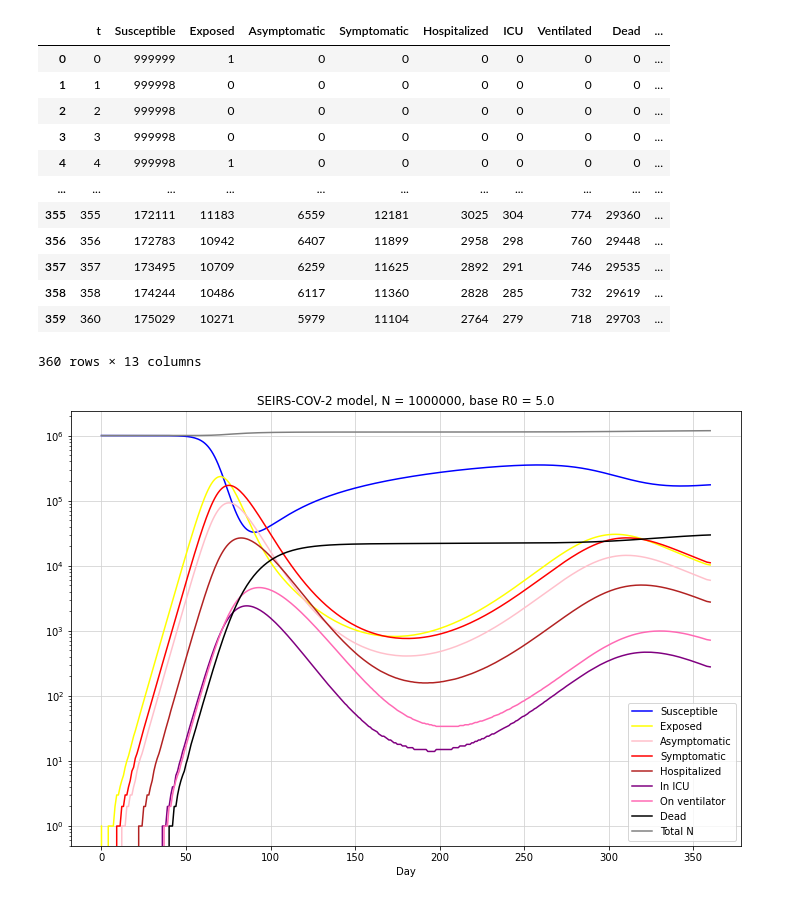
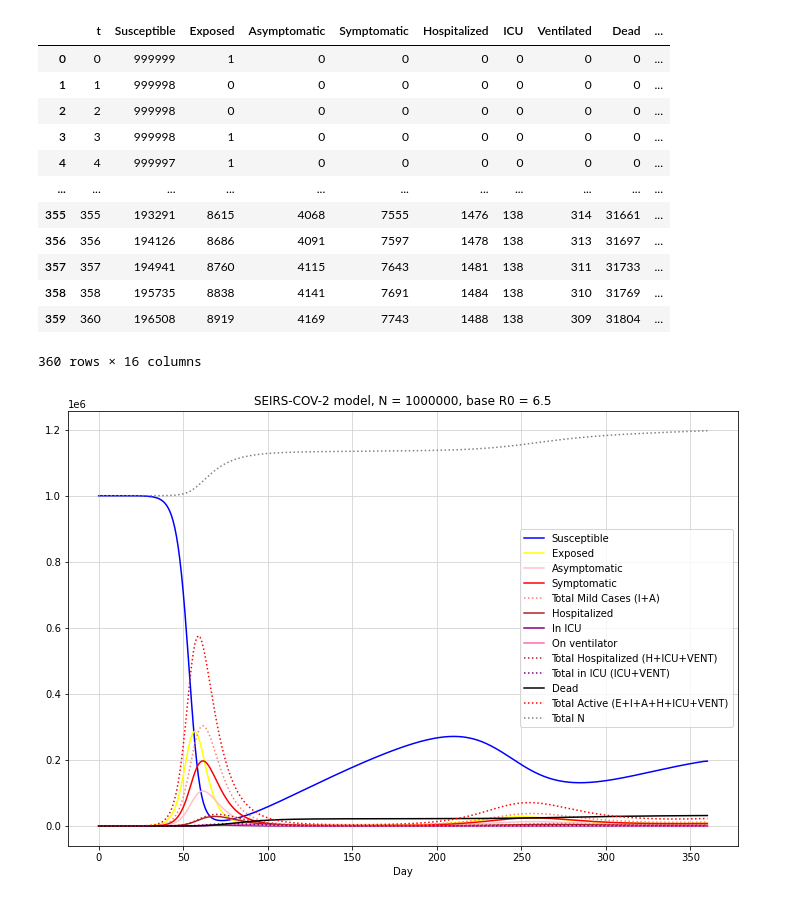
Before and after one commit to EricRenart/SEIRS-CoV-2, a Jupyter notebook: model_proof_of_concept.ipynb, the cells around one changed output. Cells and saved outputs as stored; diff of their text form; code cells hidden in the pictures.

```diff
--- a/model_proof_of_concept.ipynb
+++ b/model_proof_of_concept.ipynb
@@ -57,12 +57,15 @@ def run(initials, probabilities, rates, length):
     results_df = results_df.astype('int32')
     results_df['Total N'] = results_df.sum(axis=1)
     results_df['Active Cases'] = results_df['Exposed'] + results_df['Asymptomatic'] + results_df['Symptomatic'] + results_df['Hospitalized'] + results_df['ICU'] + results_df['Ventilated']
+    results_df['Mild Cases'] = results_df['Asymptomatic'] + results_df['Symptomatic']
+    results_df['Total Hospitalized'] = results_df['Hospitalized'] + results_df['ICU'] + results_df['Ventilated']
+    results_df['Total ICU'] = results_df['ICU'] + results_df['Ventilated']
     return results_df
 # %%
 # Virus parameters
 
 # R0. TODO: use current R0 from CAN
-R0_base = 5.0 # Delta Variant
+R0_base = 6.5 # Delta Variant
 
 # Times
 t_incubation = 5 # Incubation Period from infection to symptoms if they appear
@@ -117,15 +120,15 @@ results
 | 0 | 0 | 999999 | 1 | 0 | 0 | 0 | 0 | 0 | 0 | ... |
 | 1 | 1 | 999998 | 0 | 0 | 0 | 0 | 0 | 0 | 0 | ... |
 | 2 | 2 | 999998 | 0 | 0 | 0 | 0 | 0 | 0 | 0 | ... |
-| 3 | 3 | 999998 | 0 | 0 | 0 | 0 | 0 | 0 | 0 | ... |
-| 4 | 4 | 999998 | 1 | 0 | 0 | 0 | 0 | 0 | 0 | ... |
+| 3 | 3 | 999998 | 1 | 0 | 0 | 0 | 0 | 0 | 0 | ... |
+| 4 | 4 | 999997 | 1 | 0 | 0 | 0 | 0 | 0 | 0 | ... |
 | ... | ... | ... | ... | ... | ... | ... | ... | ... | ... | ... |
-| 355 | 355 | 172111 | 11183 | 6559 | 12181 | 3025 | 304 | 774 | 29360 | ... |
-| 356 | 356 | 172783 | 10942 | 6407 | 11899 | 2958 | 298 | 760 | 29448 | ... |
-| 357 | 357 | 173495 | 10709 | 6259 | 11625 | 2892 | 291 | 746 | 29535 | ... |
-| 358 | 358 | 174244 | 10486 | 6117 | 11360 | 2828 | 285 | 732 | 29619 | ... |
-| 359 | 360 | 175029 | 10271 | 5979 | 11104 | 2764 | 279 | 718 | 29703 | ... |
+| 355 | 355 | 193291 | 8615 | 4068 | 7555 | 1476 | 138 | 314 | 31661 | ... |
+| 356 | 356 | 194126 | 8686 | 4091 | 7597 | 1478 | 138 | 313 | 31697 | ... |
+| 357 | 357 | 194941 | 8760 | 4115 | 7643 | 1481 | 138 | 311 | 31733 | ... |
+| 358 | 358 | 195735 | 8838 | 4141 | 7691 | 1484 | 138 | 310 | 31769 | ... |
+| 359 | 360 | 196508 | 8919 | 4169 | 7743 | 1488 | 138 | 309 | 31804 | ... |
-360 rows × 13 columns
+360 rows × 16 columns
 # %%
 def plot(results_df, log=False):
     fig, ax = pp.subplots(figsize=(12,8))
@@ -134,11 +137,15 @@ def plot(results_df, log=False):
     ax.plot(t, results_df['Exposed'], label='Exposed', color='yellow')
     ax.plot(t, results_df['Asymptomatic'], label='Asymptomatic', color='pink')
     ax.plot(t, results_df['Symptomatic'], label='Symptomatic', color='red')
+    ax.plot(t, results_df['Mild Cases'], label='Total Mild Cases (I+A)', color='salmon', linestyle=':')
     ax.plot(t, results_df['Hospitalized'], label='Hospitalized', color='firebrick')
     ax.plot(t, results_df['ICU'], label='In ICU', color='purple')
     ax.plot(t, results_df['Ventilated'], label='On ventilator', color='hotpink')
+    ax.plot(t, results_df['Total Hospitalized'], label='Total Hospitalized (H+ICU+VENT)', color='firebrick', linestyle=':')
+    ax.plot(t, results_df['Total ICU'], label='Total in ICU (ICU+VENT)', color='purple', linestyle=':')
     ax.plot(t, results_df['Dead'], label='Dead', color='black')
-    ax.plot(t, results_df['Total N'], label='Total N', color='gray', linestyle='-') #For debug
+    ax.plot(t, results_df['Active Cases'], label='Total Active (E+I+A+H+ICU+VENT)', color='red', linestyle=':')
+    ax.plot(t, results_df['Total N'], label='Total N', color='gray', linestyle=':') #For debug
     if log:
       ax.set_yscale('log')
     ax.set_xlabel('Day')
@@ -146,6 +153,6 @@ def plot(results_df, log=False):
     ax.grid(color='lightgray')
     ax.legend()
 # %%
-plot(results, log=True)
+plot(results, log=False)
 # %% [output]
-[figure, old version]
+[figure, new version]
```
Also changed, not shown: parts of 3 cells of this notebook, 1 other file.
